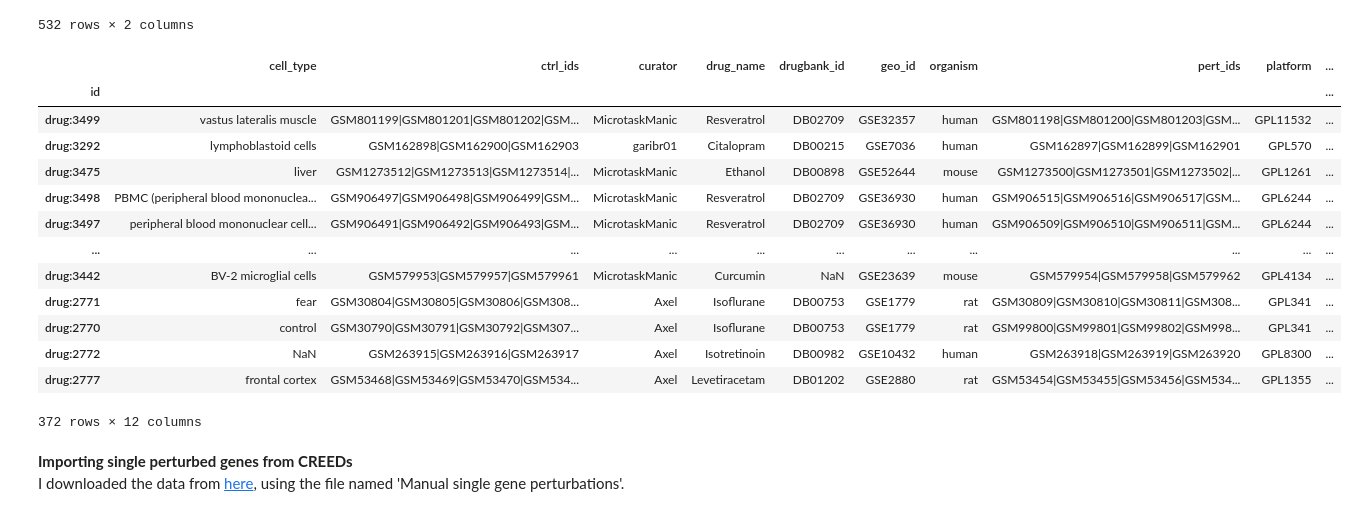
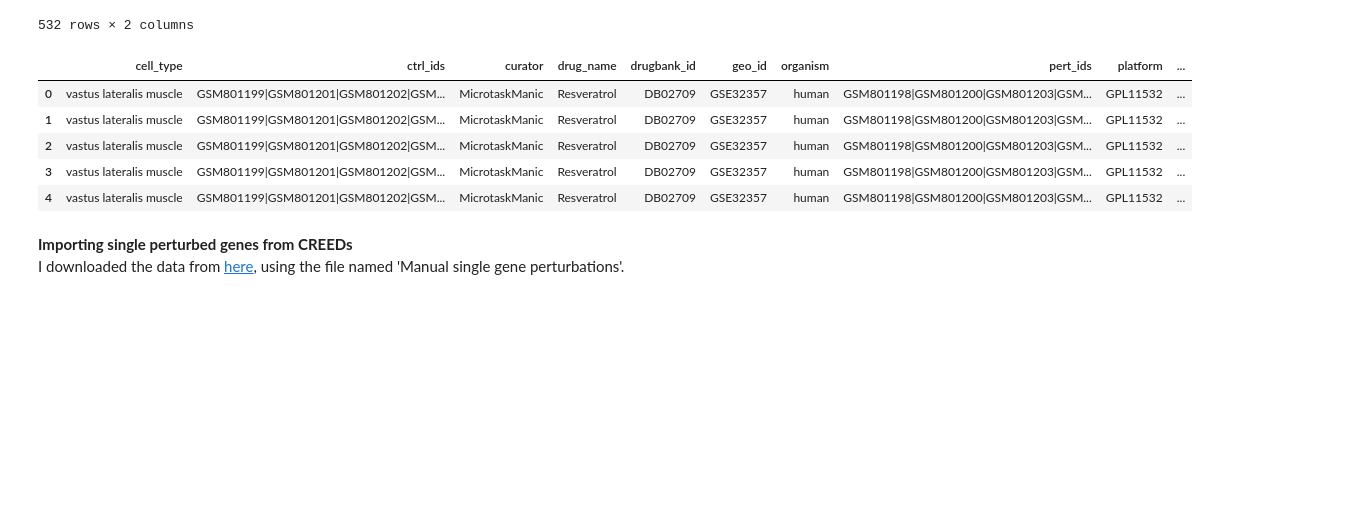
Before and after one commit to Vargeszti/Thesis, a Jupyter notebook: code/genes_from_creeds_NN.ipynb, the cells around one changed output. Saved outputs shown, nothing was run; the diff lists cells and outputs as text; code cells hidden in the pictures; blank space fills up the shorter version.

Commit message:
updating drug_perturb table

```diff
--- a/code/genes_from_creeds_NN.ipynb
+++ b/code/genes_from_creeds_NN.ipynb
@@ -91,21 +91,25 @@ drug_targets #targets from Drugbank
 #From the CREEDs data only keeping the drugs that are receptor targeting
 fil=np.in1d(list(drug_perturb['drug_name']),list(drug_targets.index) )
 drug_perturb=drug_perturb[fil]
+# %%
+#Importing the receptor targets into the CREEDs data
+drug_perturb=pd.merge(left=drug_perturb, right=drug_targets, left_on='drug_name',right_on=drug_targets.index)
+# %%
+#adding signs to the drugs and its target (antagonist: -1, agonist: +1)
+drug_perturb['sign']=0
+# %%
+for i in drug_perturb.index:
+    if drug_perturb.loc[i,'Target_type']=='agonist':
+        drug_perturb.loc[i,'sign']=1
+    elif drug_perturb.loc[i,'Target_type']=='antagonist':
+        drug_perturb.loc[i,'sign']=-1
 # %%
-drug_perturb
+drug_perturb.head()
 # %% [output]
 |  | cell_type | ctrl_ids | curator | drug_name | drugbank_id | geo_id | organism | pert_ids | platform | ... |
-| id |  |  |  |  |  |  |  |  |  | ... |
-| drug:3499 | vastus lateralis muscle | GSM801199|GSM801201|GSM801202|GSM... | MicrotaskManic | Resveratrol | DB02709 | GSE32357 | human | GSM801198|GSM801200|GSM801203|GSM... | GPL11532 | ... |
-| drug:3292 | lymphoblastoid cells | GSM162898|GSM162900|GSM162903 | garibr01 | Citalopram | DB00215 | GSE7036 | human | GSM162897|GSM162899|GSM162901 | GPL570 | ... |
-| drug:3475 | liver | GSM1273512|GSM1273513|GSM1273514|... | MicrotaskManic | Ethanol | DB00898 | GSE52644 | mouse | GSM1273500|GSM1273501|GSM1273502|... | GPL1261 | ... |
-| drug:3498 | PBMC (peripheral blood mononuclea... | GSM906497|GSM906498|GSM906499|GSM... | MicrotaskManic | Resveratrol | DB02709 | GSE36930 | human | GSM906515|GSM906516|GSM906517|GSM... | GPL6244 | ... |
-| drug:3497 | peripheral blood mononuclear cell... | GSM906491|GSM906492|GSM906493|GSM... | MicrotaskManic | Resveratrol | DB02709 | GSE36930 | human | GSM906509|GSM906510|GSM906511|GSM... | GPL6244 | ... |
-| ... | ... | ... | ... | ... | ... | ... | ... | ... | ... | ... |
-| drug:3442 | BV-2 microglial cells | GSM579953|GSM579957|GSM579961 | MicrotaskManic | Curcumin | NaN | GSE23639 | mouse | GSM579954|GSM579958|GSM579962 | GPL4134 | ... |
-| drug:2771 | fear | GSM30804|GSM30805|GSM30806|GSM308... | Axel | Isoflurane | DB00753 | GSE1779 | rat | GSM30809|GSM30810|GSM30811|GSM308... | GPL341 | ... |
-| drug:2770 | control | GSM30790|GSM30791|GSM30792|GSM307... | Axel | Isoflurane | DB00753 | GSE1779 | rat | GSM99800|GSM99801|GSM99802|GSM998... | GPL341 | ... |
-| drug:2772 | NaN | GSM263915|GSM263916|GSM263917 | Axel | Isotretinoin | DB00982 | GSE10432 | human | GSM263918|GSM263919|GSM263920 | GPL8300 | ... |
-| drug:2777 | frontal cortex | GSM53468|GSM53469|GSM53470|GSM534... | Axel | Levetiracetam | DB01202 | GSE2880 | rat | GSM53454|GSM53455|GSM53456|GSM534... | GPL1355 | ... |
+| 0 | vastus lateralis muscle | GSM801199|GSM801201|GSM801202|GSM... | MicrotaskManic | Resveratrol | DB02709 | GSE32357 | human | GSM801198|GSM801200|GSM801203|GSM... | GPL11532 | ... |
+| 1 | vastus lateralis muscle | GSM801199|GSM801201|GSM801202|GSM... | MicrotaskManic | Resveratrol | DB02709 | GSE32357 | human | GSM801198|GSM801200|GSM801203|GSM... | GPL11532 | ... |
+| 2 | vastus lateralis muscle | GSM801199|GSM801201|GSM801202|GSM... | MicrotaskManic | Resveratrol | DB02709 | GSE32357 | human | GSM801198|GSM801200|GSM801203|GSM... | GPL11532 | ... |
+| 3 | vastus lateralis muscle | GSM801199|GSM801201|GSM801202|GSM... | MicrotaskManic | Resveratrol | DB02709 | GSE32357 | human | GSM801198|GSM801200|GSM801203|GSM... | GPL11532 | ... |
+| 4 | vastus lateralis muscle | GSM801199|GSM801201|GSM801202|GSM... | MicrotaskManic | Resveratrol | DB02709 | GSE32357 | human | GSM801198|GSM801200|GSM801203|GSM... | GPL11532 | ... |
-372 rows × 12 columns
 # %%
```
Also changed, not shown: parts of 2 cells of this notebook, 2 other files.
